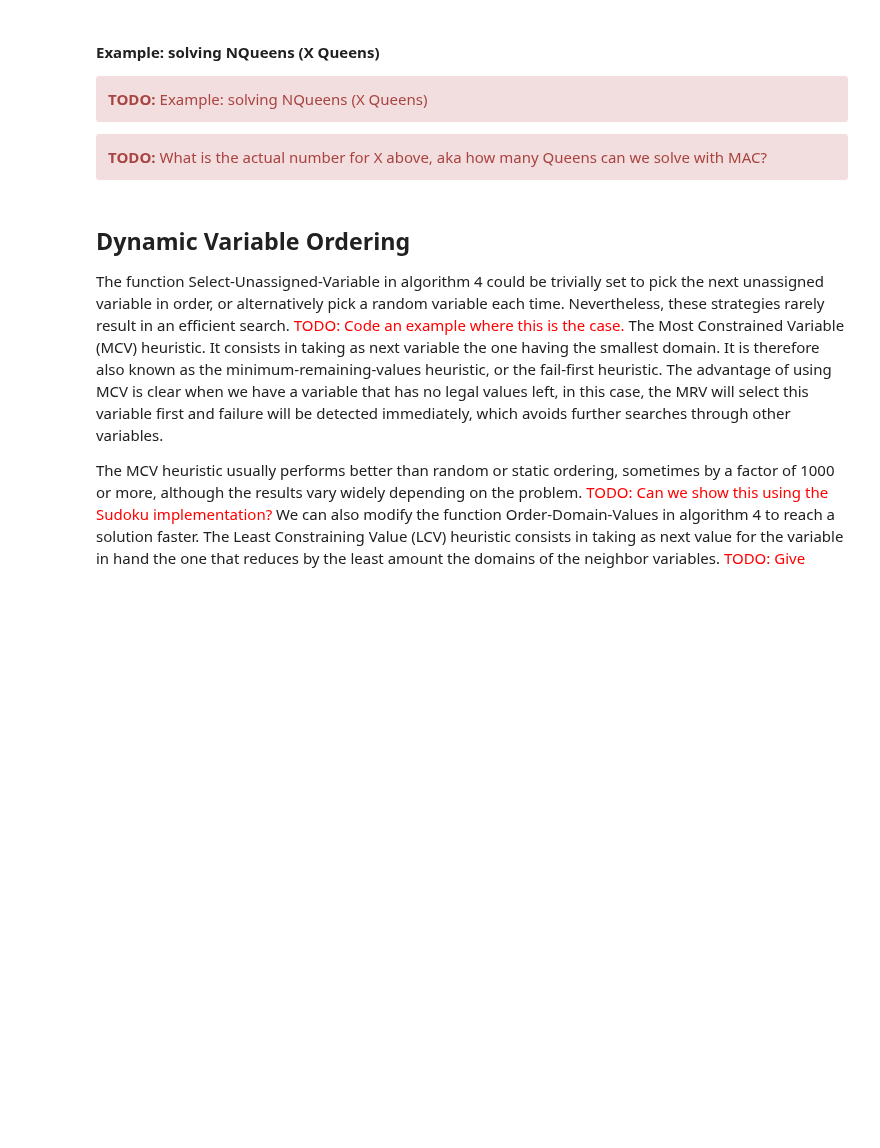
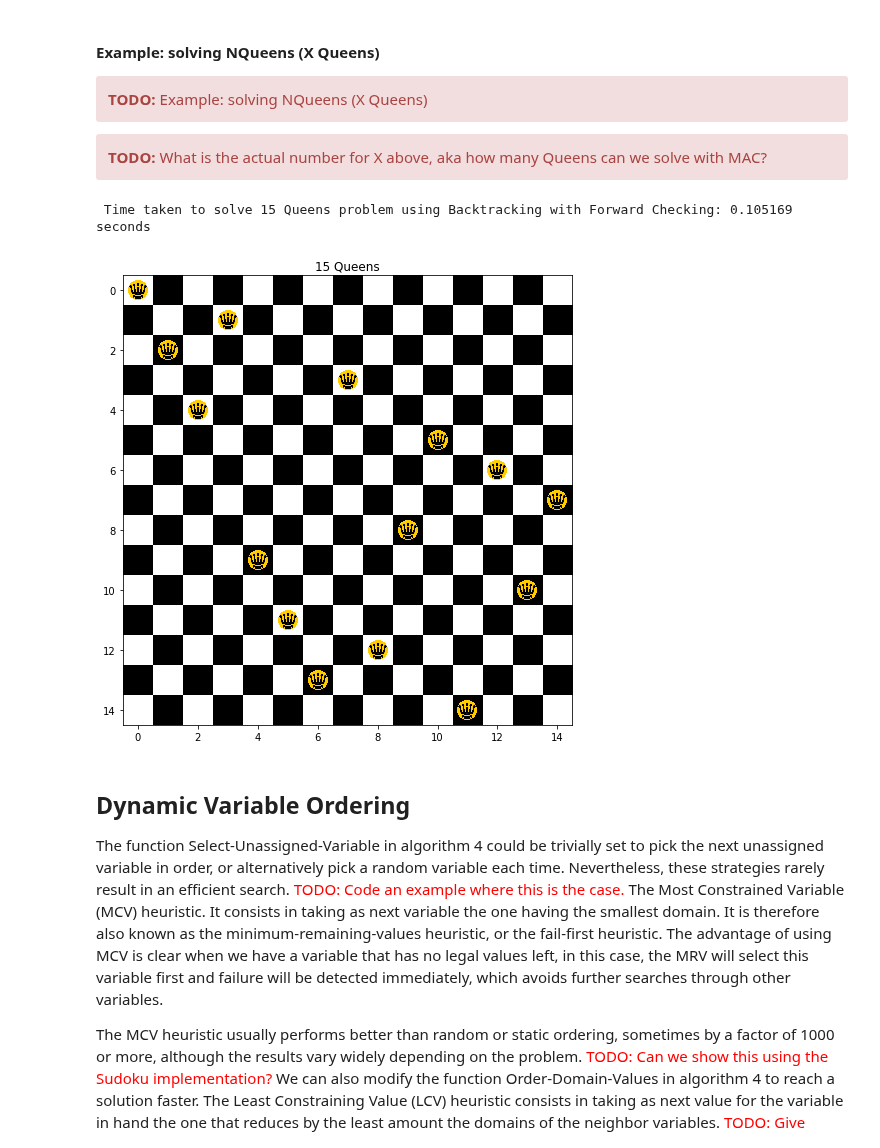
Before and after one commit to ToniRV/Constraint-Satisfaction-Notebook, a Jupyter notebook: CSPs.ipynb, the cells around one changed output. Drawn from its saved outputs; the diff is of its cells as text; code cells hidden in the pictures; blank space fills up the shorter version.

```diff
--- a/CSPs.ipynb
+++ b/CSPs.ipynb
@@ -482,6 +482,20 @@ psource(queen_constraint)
 <div class="alert alert-block alert-danger">
 <b>TODO:</b> What is the actual number for X above, aka how many Queens can we solve with MAC?
 </div>
+# %%
+# Create NQueens problem.
+N = 15
+n_queens = NQueensCSP(N)
+
+# Solve the problem using Backtracking with Forward Checking (fc flag set to True). Store timing.
+start_time = time.time()
+solution = backtracking_search(n_queens, inference = mac)
+end_time = time.time()
+print(" Time taken to solve %s Queens problem using Backtracking with Forward Checking: %f seconds"% (N, end_time - start_time))
+plot_NQueens(solution)
+# %% [output]
+ Time taken to solve 15 Queens problem using Backtracking with Forward Checking: 0.105169 seconds
+[figure, added]
 # %% [markdown]
  ## Dynamic Variable Ordering
 
```
Also changed, not shown: parts of 11 cells of this notebook, 4 other files.
